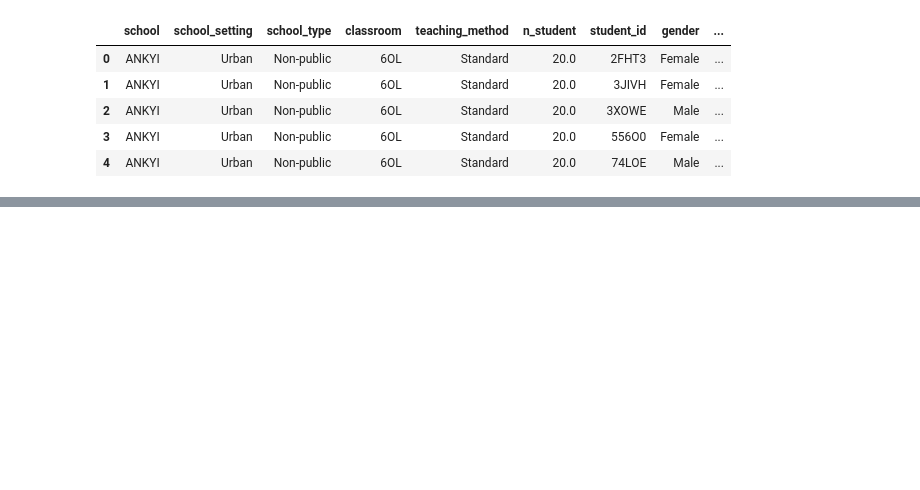
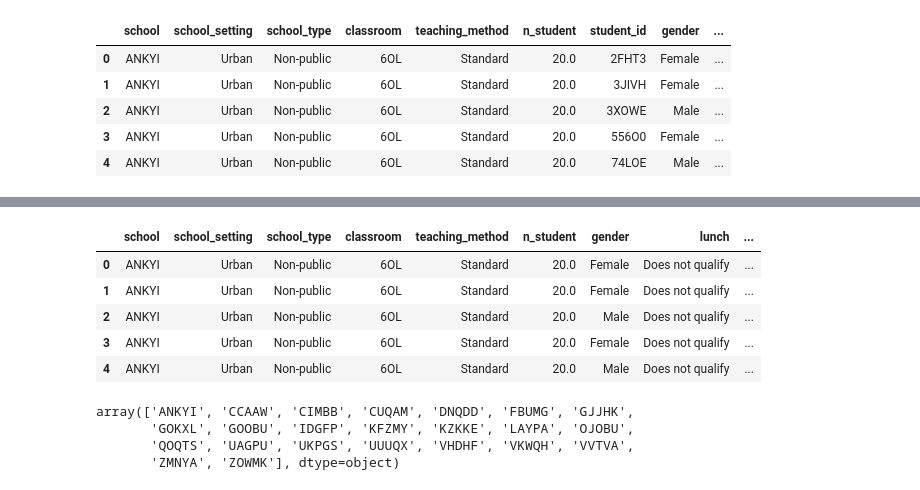
Before and after one commit to d4na3l/sic-ia-project, a Jupyter notebook: notebooks/test_scores.ipynb, the cells around one changed output, grey strips where cells are left out. Saved outputs shown, nothing was run; the diff lists cells and outputs as text; code cells hidden in the pictures; blank space fills up the shorter version.

```diff
--- a/notebooks/test_scores.ipynb
+++ b/notebooks/test_scores.ipynb
@@ -13,0 +103,17 @@ df.head()
+# %%
+df.head(5)
+# %% [output]
+|  | school | school_setting | school_type | classroom | teaching_method | n_student | gender | lunch | ... |
+| 0 | ANKYI | Urban | Non-public | 6OL | Standard | 20.0 | Female | Does not qualify | ... |
+| 1 | ANKYI | Urban | Non-public | 6OL | Standard | 20.0 | Female | Does not qualify | ... |
+| 2 | ANKYI | Urban | Non-public | 6OL | Standard | 20.0 | Male | Does not qualify | ... |
+| 3 | ANKYI | Urban | Non-public | 6OL | Standard | 20.0 | Female | Does not qualify | ... |
+| 4 | ANKYI | Urban | Non-public | 6OL | Standard | 20.0 | Male | Does not qualify | ... |
+# %%
+## obtener los valores únicos de la columna
+df['school'].unique()
+# %% [output]
+array(['ANKYI', 'CCAAW', 'CIMBB', 'CUQAM', 'DNQDD', 'FBUMG', 'GJJHK',
+       'GOKXL', 'GOOBU', 'IDGFP', 'KFZMY', 'KZKKE', 'LAYPA', 'OJOBU',
+       'QOQTS', 'UAGPU', 'UKPGS', 'UUUQX', 'VHDHF', 'VKWQH', 'VVTVA',
+       'ZMNYA', 'ZOWMK'], dtype=object)
```
Also changed, not shown: parts of 32 cells of this notebook, 12 other files.
